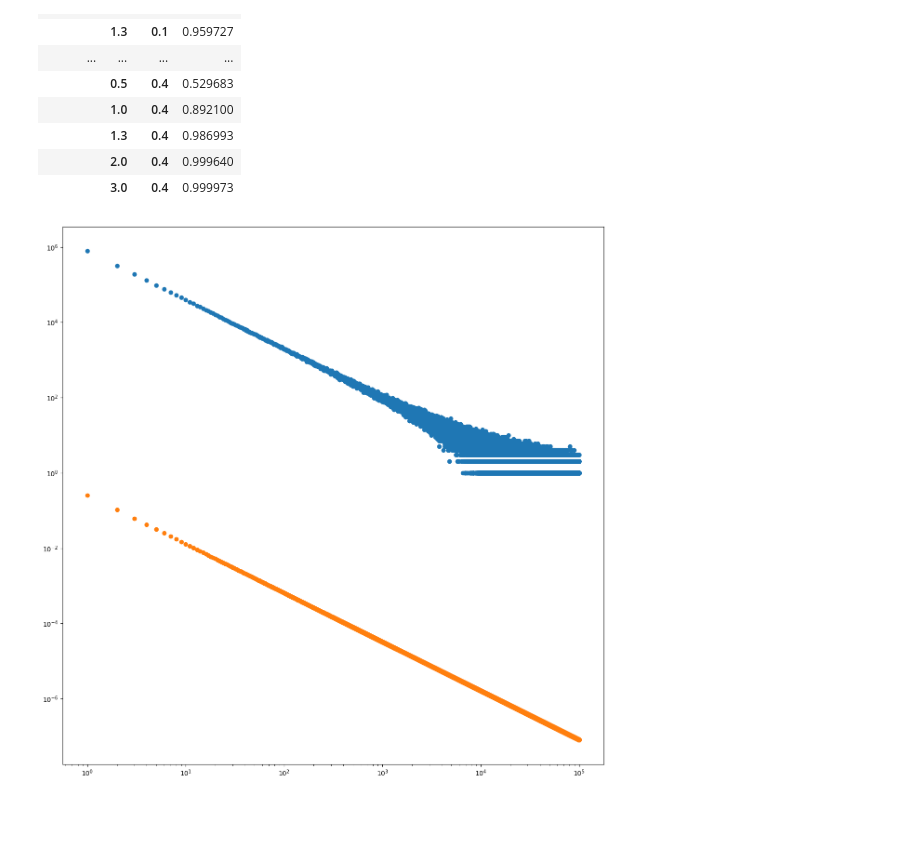
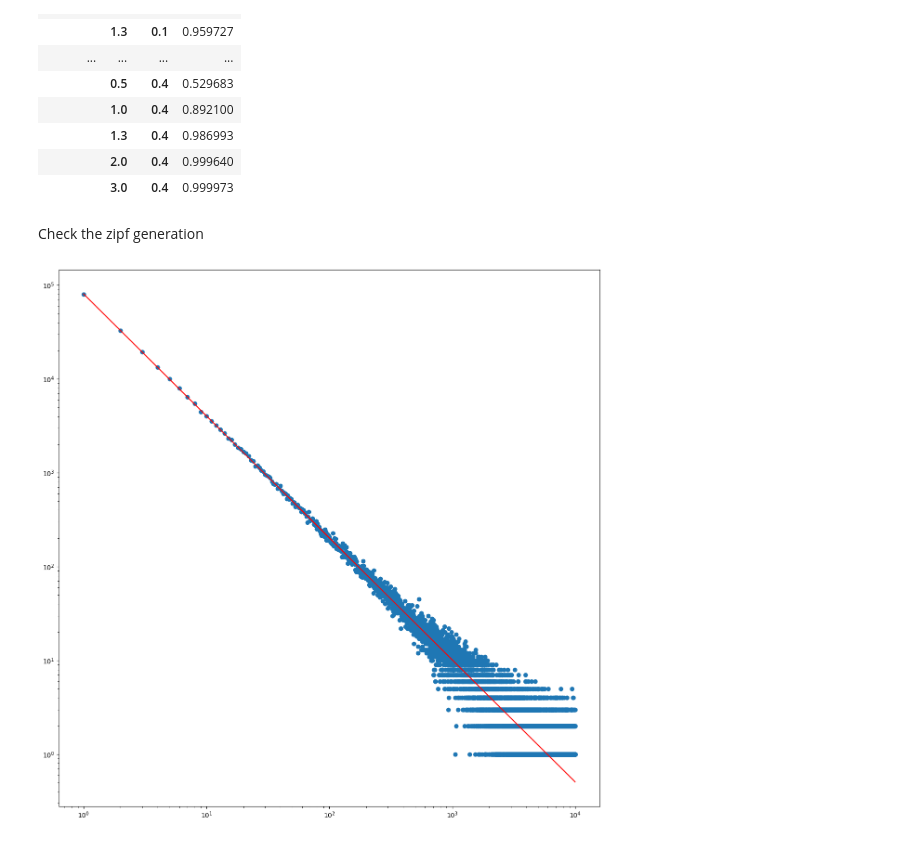
Before and after one commit to jursonovicst/cachesim, a Jupyter notebook: implementations/analysis.ipynb, the cells around one changed output. Drawn from its saved outputs; the diff is of its cells as text; code cells hidden in the pictures; blank space fills up the shorter version.

Commit message:
check zipf

```diff
--- a/implementations/analysis.ipynb
+++ b/implementations/analysis.ipynb
@@ -40,7 +40,7 @@ class MyCache(PBarMixIn, LFUCache):
 
 cache = MyCache(totalsize=cbase * sizer)
 
-req, age = zip(*list(cache.map(reader)))
+req = list(cache.map(reader))
 # %%
 hit = sum(map(lambda r: r.status == Status.HIT, req))
 print(f"Requests: {len(req)}")
@@ -125,18 +125,20 @@ for name, cbase, s in dfu.columns.values:
 |  | 1.3 | 0.4 | 0.986993 |
 |  | 2.0 | 0.4 | 0.999640 |
 |  | 3.0 | 0.4 | 0.999973 |
+# %% [markdown]
+Check the zipf generation
 # %%
-count = 3000000  # number oc lient requests
+count = 300000  # number of client requests
 cbase = count // 30  # number of contents
 s = 1.3
 
 reader = PopulationReader(count, cbase, weights=[k ** -s / HNs for k in range(1, cbase + 1)])
 values, counts = np.unique(list(map(lambda r: r.hash, reader)), return_counts=True)
 
 fig, ax = plt.subplots(figsize = (15, 15))
 ax.scatter(x=values+1, y=counts )
-ax.scatter(x=values+1, y=list(map(lambda k: pmf(k,s,count), values+1)))
+ax.plot(range(1, cbase + 1), list(map(lambda k: count * pmf(k,s,cbase), range(1, cbase + 1))), 'r-')
 ax.set_xscale("log")
 ax.set_yscale("log")
 # %% [output]
-[figure, old version]
+[figure, new version]
```
